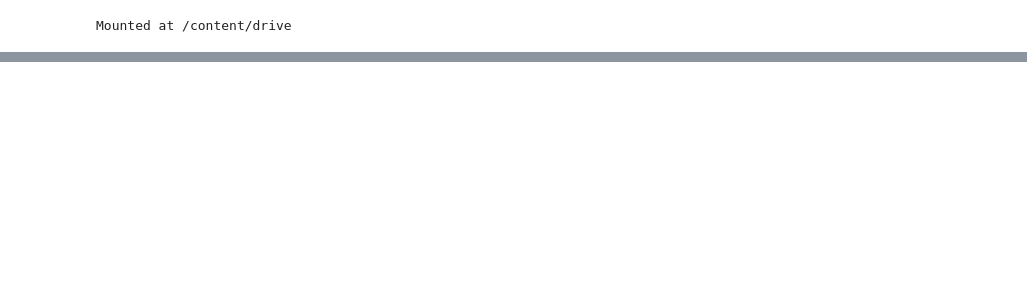
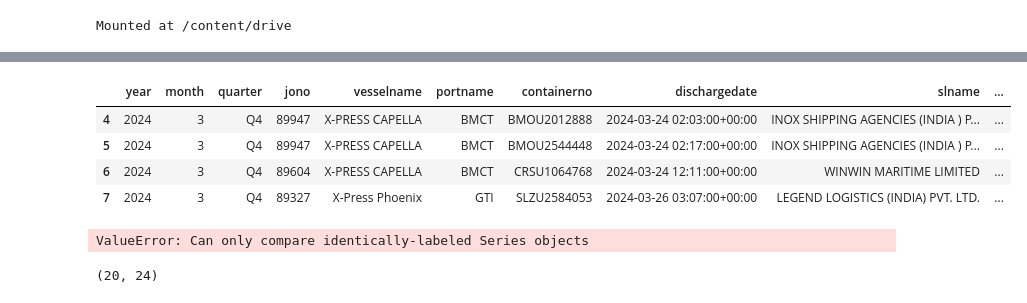
Before and after one commit to itscuitscutemanisha/adani, a Jupyter notebook: NSA_Offboarding.ipynb, the cells around one changed output, grey strips where cells are left out. Saved outputs shown, nothing was run; the diff lists cells and outputs as text; code cells hidden in the pictures; blank space fills up the shorter version.

```diff
--- a/NSA_Offboarding.ipynb
+++ b/NSA_Offboarding.ipynb
@@ -58,0 +817,36 @@ terminal_master = query_job_rd.to_dataframe()
+# %%
+# GCP BQ Setup
+from google.colab import auth
+from google.cloud import bigquery
+from google.colab import data_table
+
+project = 'apsez-svc-prod-datalake' # Project ID inserted based on the query results selected to explore
+location = 'asia-south1' # Location inserted based on the query results selected to explore
+client = bigquery.Client(project=project, location=location)
+data_table.enable_dataframe_formatter()
+auth.authenticate_user()
+
+
+from google.colab import drive
+drive.mount('/content/drive')
+
+import pandas as pd
+import numpy as np
+import warnings
+warnings.filterwarnings("ignore")
+pd.set_option('display.max_rows', 500)
+pd.set_option('display.max_columns', 500)
+pd.set_option('display.width', 500)
+
+# today, now = datetime.today().strftime("%Y-%m-%d"), datetime.now(timezone("Asia/Kolkata")).strftime('%Y-%m-%d %H:%M:%S')
+# today_filename = datetime.today().strftime("%d%m%Y")
+# print(today, now, today_filename)
+
+'''
+query_tm="""SELECT *, 'All' as Grouped FROM `apsez-svc-prod-datalake.logistics_cleansed.layer2_tracker_bt_nsa_breach` where empty_in_empty_out_nsa is null"""
+query_job_rd=client.query(query_tm).result()
+nsa_offboarding_master = query_job_rd.to_dataframe()
+'''
+
+nsa_offboarding_master = pd.read_csv(r"/content/nsa_offboarding_master.csv")
+print(nsa_offboarding_master)
@@ -58,0 +4615,3 @@ terminal_master = query_job_rd.to_dataframe()
+# %%
+kpi_calc_dwell[kpi_calc_dwell.dwell_days == 3]
+# %% [output]
@@ -58,0 +4619,15 @@ terminal_master = query_job_rd.to_dataframe()
+|  | year | month | quarter | jono | vesselname | portname | containerno | dischargedate | slname | ... |
+| 4 | 2024 | 3 | Q4 | 89947 | X-PRESS CAPELLA | BMCT | BMOU2012888 | 2024-03-24 02:03:00+00:00 | INOX SHIPPING AGENCIES (INDIA ) P... | ... |
+| 5 | 2024 | 3 | Q4 | 89947 | X-PRESS CAPELLA | BMCT | BMOU2544448 | 2024-03-24 02:17:00+00:00 | INOX SHIPPING AGENCIES (INDIA ) P... | ... |
+| 6 | 2024 | 3 | Q4 | 89604 | X-PRESS CAPELLA | BMCT | CRSU1064768 | 2024-03-24 12:11:00+00:00 | WINWIN MARITIME LIMITED | ... |
+| 7 | 2024 | 3 | Q4 | 89327 | X-Press Phoenix | GTI | SLZU2584053 | 2024-03-26 03:07:00+00:00 | LEGEND LOGISTICS (INDIA) PVT. LTD. | ... |
+# %%
+kpi_calc_dwell_1 = kpi_calc_dwell_1[~(kpi_calc_dwell_1.icd_in_date_time.isna())].reset_index(drop = True)
+kpi_calc_dwell_1['critical_dwell_flg_1'] = (kpi_calc_dwell_1['first_tat'] >= (0.5 * dwell_days))
+kpi_calc_dwell_1
+# %% [output]
+ValueError: Can only compare identically-labeled Series objects
+# %%
+len(kpi_calc_dwell_1['first_tat']),len(dwell_days)
+# %% [output]
+(20, 24)
```
Also changed, not shown: parts of 52 cells of this notebook.
